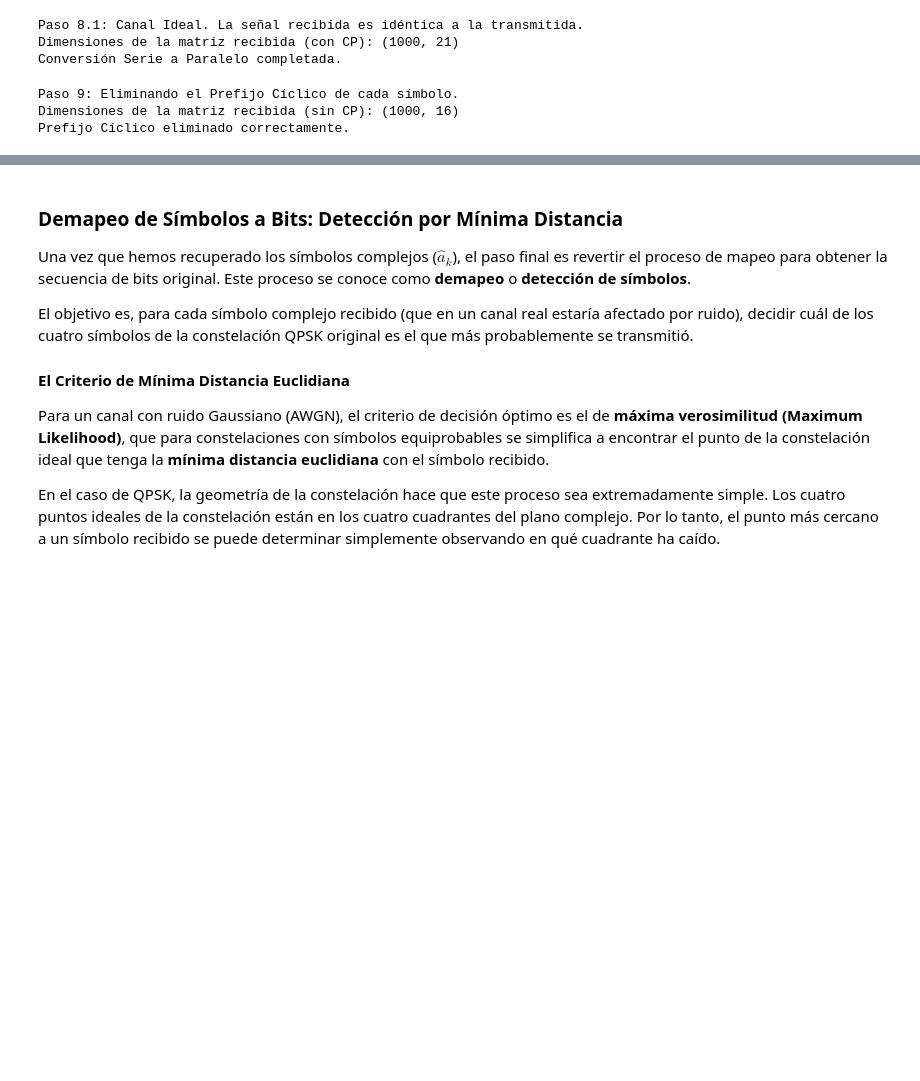
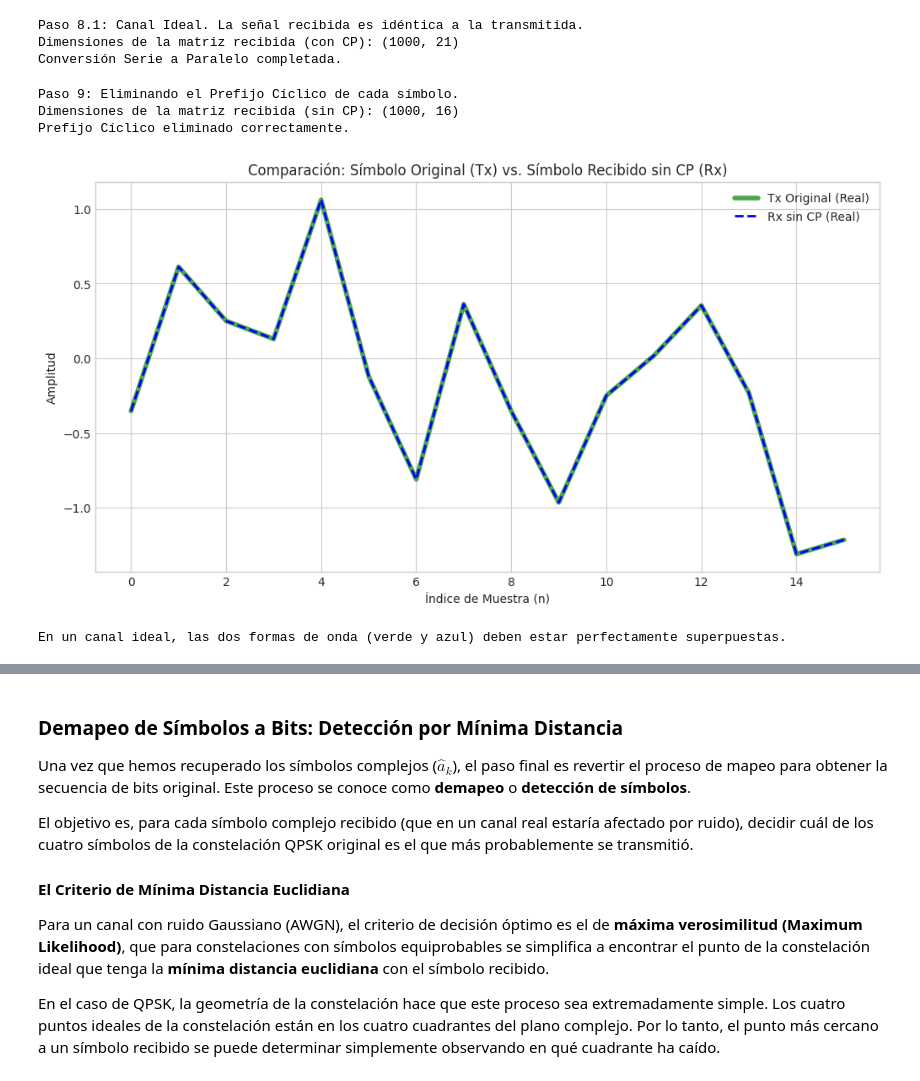
Before and after one commit to AguTrachta/comDigitales, a Jupyter notebook: notebooks/transmisor_receptor_ofdm.ipynb, the cells around one changed output, grey strips where cells are left out. Cells and saved outputs as stored; diff of their text form; code cells hidden in the pictures; blank space fills up the shorter version.

```diff
--- a/notebooks/transmisor_receptor_ofdm.ipynb
+++ b/notebooks/transmisor_receptor_ofdm.ipynb
@@ -1323,21 +1340,45 @@ Conversión Serie a Paralelo completada.
 # %%
 # --- Bloque 9: Eliminación del Prefijo Cíclico ---
 
 print("Paso 9: Eliminando el Prefijo Cíclico de cada símbolo.")
 
 # Seleccionamos todas las filas, pero solo las columnas desde L en adelante.
 # Esto efectivamente descarta las primeras L muestras (el CP) de cada símbolo.
 rx_matrix_no_cp = rx_matrix_with_cp[:, p.L:]
 
 # --- Verificación ---
 print(f"Dimensiones de la matriz recibida (sin CP): {rx_matrix_no_cp.shape}")
 # La matriz resultante debe ser idéntica a la que teníamos antes de añadir el CP
 assert np.allclose(rx_matrix_no_cp, x_time), "La eliminación del CP falló."
 print("Prefijo Cíclico eliminado correctamente.")
+
+# --- Visualización Comparativa: Símbolo Original vs. Símbolo sin CP ---
+
+# Tomamos el primer símbolo de tiempo original (antes de CP)
+original_symbol = x_time[0, :]
+# Tomamos el primer símbolo recibido después de quitar el CP
+received_symbol_no_cp = rx_matrix_no_cp[0, :]
+
+# Creamos el eje de tiempo discreto
+time_axis = np.arange(p.N)
+
+plt.figure(figsize=(12, 6))
+plt.plot(time_axis, np.real(original_symbol), 'g-', label='Tx Original (Real)', linewidth=4, alpha=0.7)
+plt.plot(time_axis, np.real(received_symbol_no_cp), 'b--', label='Rx sin CP (Real)', linewidth=2)
+plt.title('Comparación: Símbolo Original (Tx) vs. Símbolo Recibido sin CP (Rx)')
+plt.xlabel('Índice de Muestra (n)')
+plt.ylabel('Amplitud')
+plt.legend()
+plt.grid(True)
+plt.show()
+
+print("En un canal ideal, las dos formas de onda (verde y azul) deben estar perfectamente superpuestas.")
 # %% [output]
 Paso 9: Eliminando el Prefijo Cíclico de cada símbolo.
 Dimensiones de la matriz recibida (sin CP): (1000, 16)
 Prefijo Cíclico eliminado correctamente.
+[figure, added]
+En un canal ideal, las dos formas de onda (verde y azul) deben estar perfectamente superpuestas.
 # %%
 # --- Bloque 10: Demodulación FFT ---
 
```
Also changed, not shown: parts of 9 cells of this notebook.
